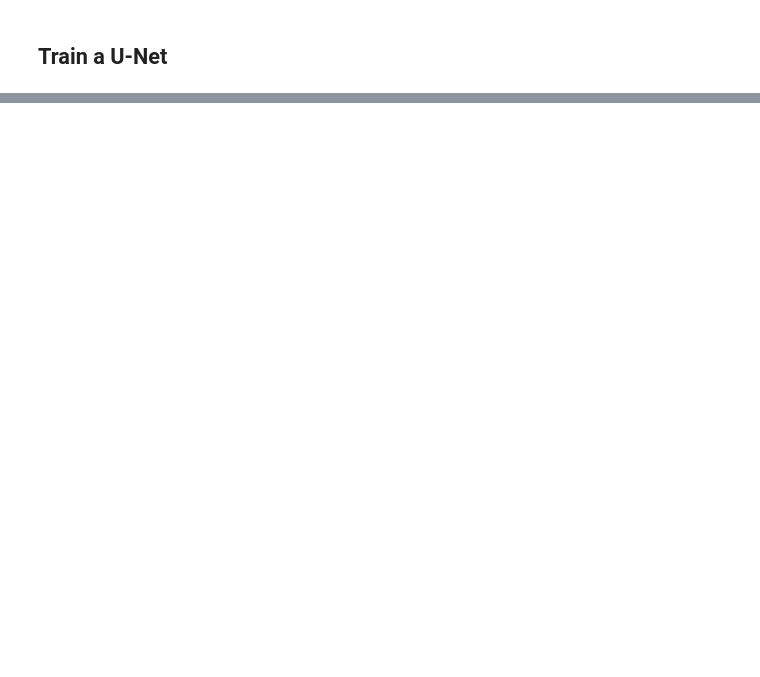
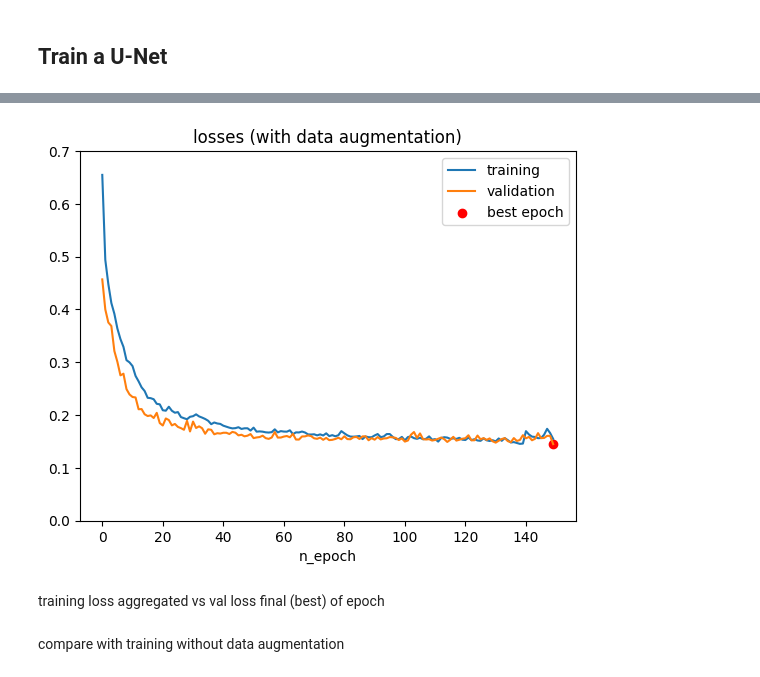
Before and after one commit to MunchkinChen/IMA206_project, a Jupyter notebook: run.ipynb, the cells around one changed output, grey strips where cells are left out. Saved outputs shown, nothing was run; the diff lists cells and outputs as text; code cells hidden in the pictures; blank space fills up the shorter version.

Commit message:
comparing w. w.o. data augmentation finalizing

```diff
--- a/run.ipynb
+++ b/run.ipynb
@@ -348,4 +237,0 @@ Best validation error 0.1435 is achieved at epoch87
-# %%
-# SAVE_UNET_PATH = 'saved_models/unet_bbox_crop.pt'
-model.load_state_dict(torch.load(SAVE_UNET_PATH, map_location=torch.device('cpu')))
-print(f'Weights loaded from {SAVE_UNET_PATH}')
@@ -538,2 +238,10 @@ test_set = Dataset(data=test_dicts, transform=test_transforms)
-# %%
-train_loader = DataLoader(train_set, batch_size=8)
+# %%
+from unet import UNet
+
+DEVICE = torch.device("cuda" if torch.cuda.is_available() else "cpu")
+LR = 1e-2
+EPOCH = 150
+# SAVE_UNET_PATH = 'saved_models/best_unet_aug.pt'
+SAVE_UNET_PATH = 'saved_models/tmp.pt'
+if not os.path.exists('saved_models'):
+    os.makedirs('saved_models')
@@ -539,0 +330,5 @@ train_loader = DataLoader(train_set, batch_size=8)
+# %%
+# define model, loss function and optimizer
+model = UNet(n_channels=1, n_classes=4).to(DEVICE)
+
+ret_dict = train(model, train_loader, val_loader, test_loader, 'saved_models/w_da.pt')
@@ -539,0 +353,20 @@ train_loader = DataLoader(train_set, batch_size=8)
+# %%
+training_losses = ret_dict['training_losses']
+val_losses = ret_dict['val_losses']
+best_epoch = ret_dict['best_epoch']
+
+plt.plot(training_losses, label='training')
+plt.plot(val_losses, label='validation')
+plt.scatter([best_epoch], [val_losses[best_epoch]], label='best epoch', color='r')
+plt.title('losses (with data augmentation)')
+plt.xlabel('n_epoch')
+plt.ylim([0,0.7])
+# plt.savefig(os.path.join(base_path,'images/train_loss.png'))
+plt.legend()
+plt.show()
+# %% [output]
+[figure, added]
+# %% [markdown]
+training loss aggregated vs val loss final (best) of epoch
+# %% [markdown]
+compare with training without data augmentation
```
Also changed, not shown: parts of 64 cells of this notebook, 1 other file.
